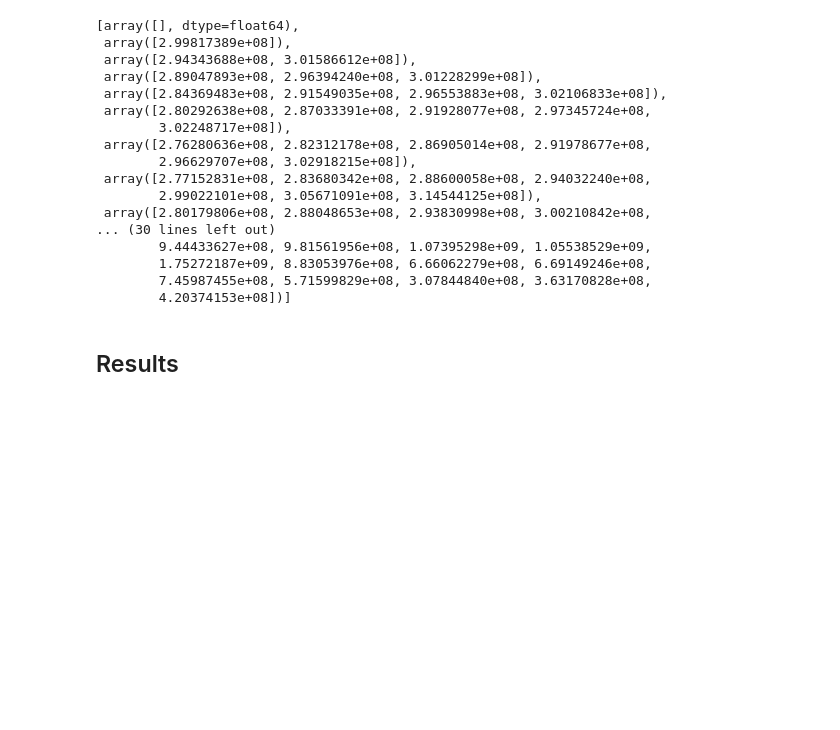
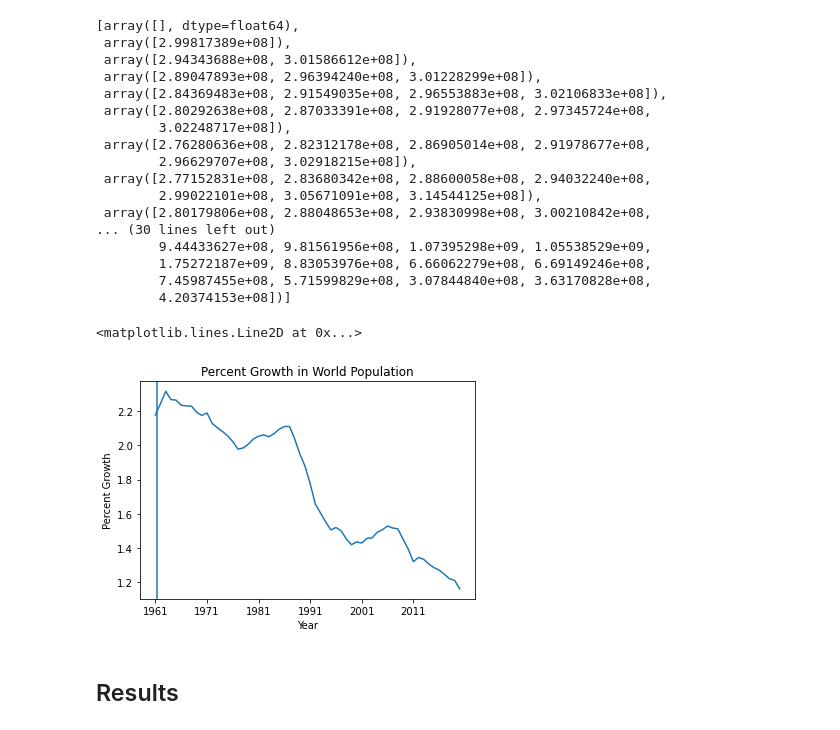
Before and after one commit to aniessaterps/CMSE-202-project, a Jupyter notebook: CMSE201_FinalProject.ipynb, the cells around one changed output. Saved outputs shown, nothing was run; the diff lists cells and outputs as text; code cells hidden in the pictures; blank space fills up the shorter version.

Commit message:
adding plots

```diff
--- a/CMSE201_FinalProject.ipynb
+++ b/CMSE201_FinalProject.ipynb
@@ -213,6 +215,26 @@ prediction
         1.75272187e+09, 8.83053976e+08, 6.66062279e+08, 6.69149246e+08,
         7.45987455e+08, 5.71599829e+08, 3.07844840e+08, 3.63170828e+08,
         4.20374153e+08])]
+# %%
+grow = pd.read_csv("pop_growth.csv", skiprows=3)
+grow = grow.drop("1960", axis = 1)
+grow = grow.drop("Unnamed: 65", axis = 1)
+grow = grow.dropna()
+grow = grow.drop(["Country Name", "Country Code", "Indicator Name", "Indicator Code"], axis =1 )
+
+year = np.arange(1961, 2021, 10)
+locs, labels= plt.xticks()
+plt.xticks(list(year-1961))
+g = np.arange(.8, 2.5, .2)
+plt.yticks(g)
+plt.plot(grow.columns, grow.mean())
+plt.title("Percent Growth in World Population")
+plt.xlabel("Year")
+plt.ylabel("Percent Growth")
+plt.axvline(x=0.22058956)
+# %% [output]
+<matplotlib.lines.Line2D at 0x...>
+[figure, added]
 # %% [markdown]
 ## Results
 # %% [markdown]
```
Also changed, not shown: parts of 1 cell of this notebook.
